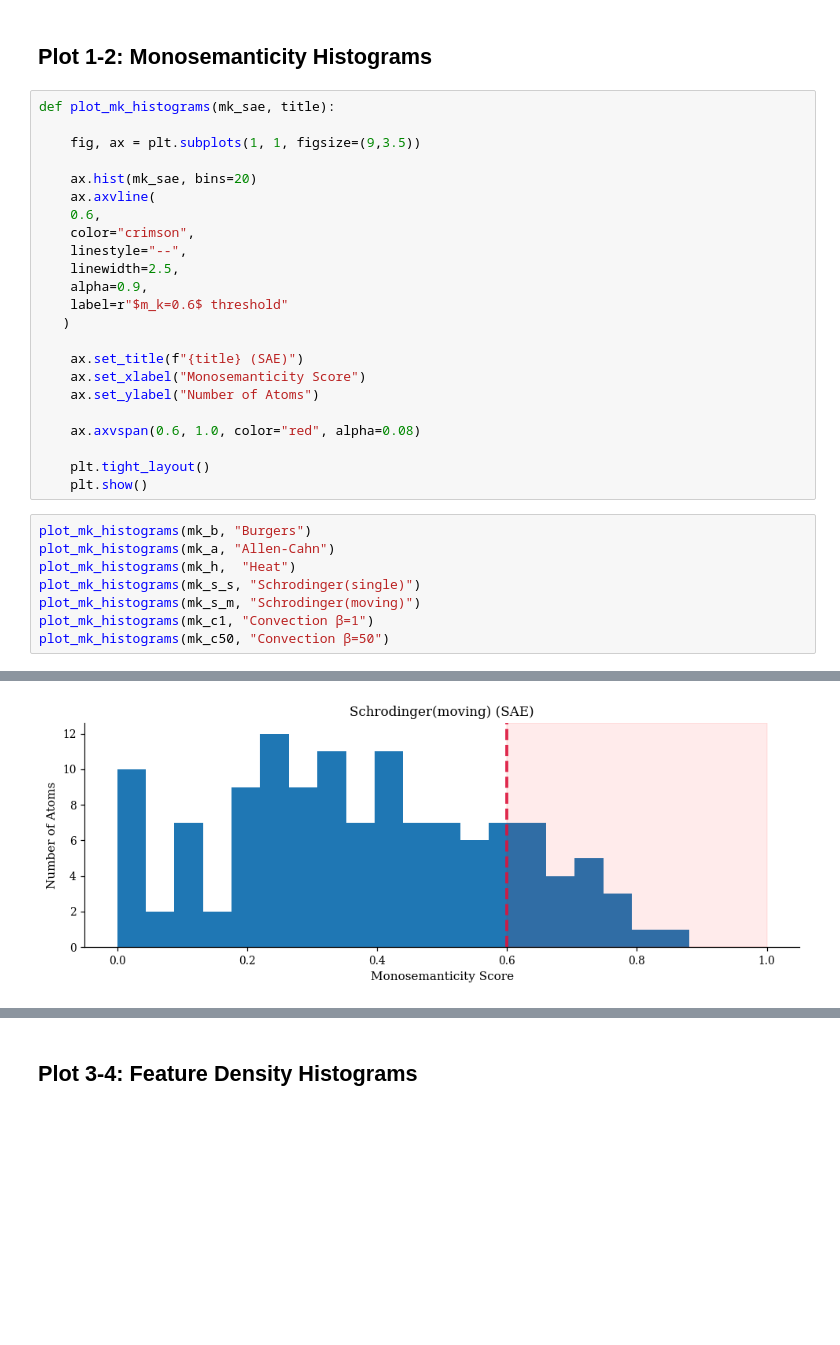
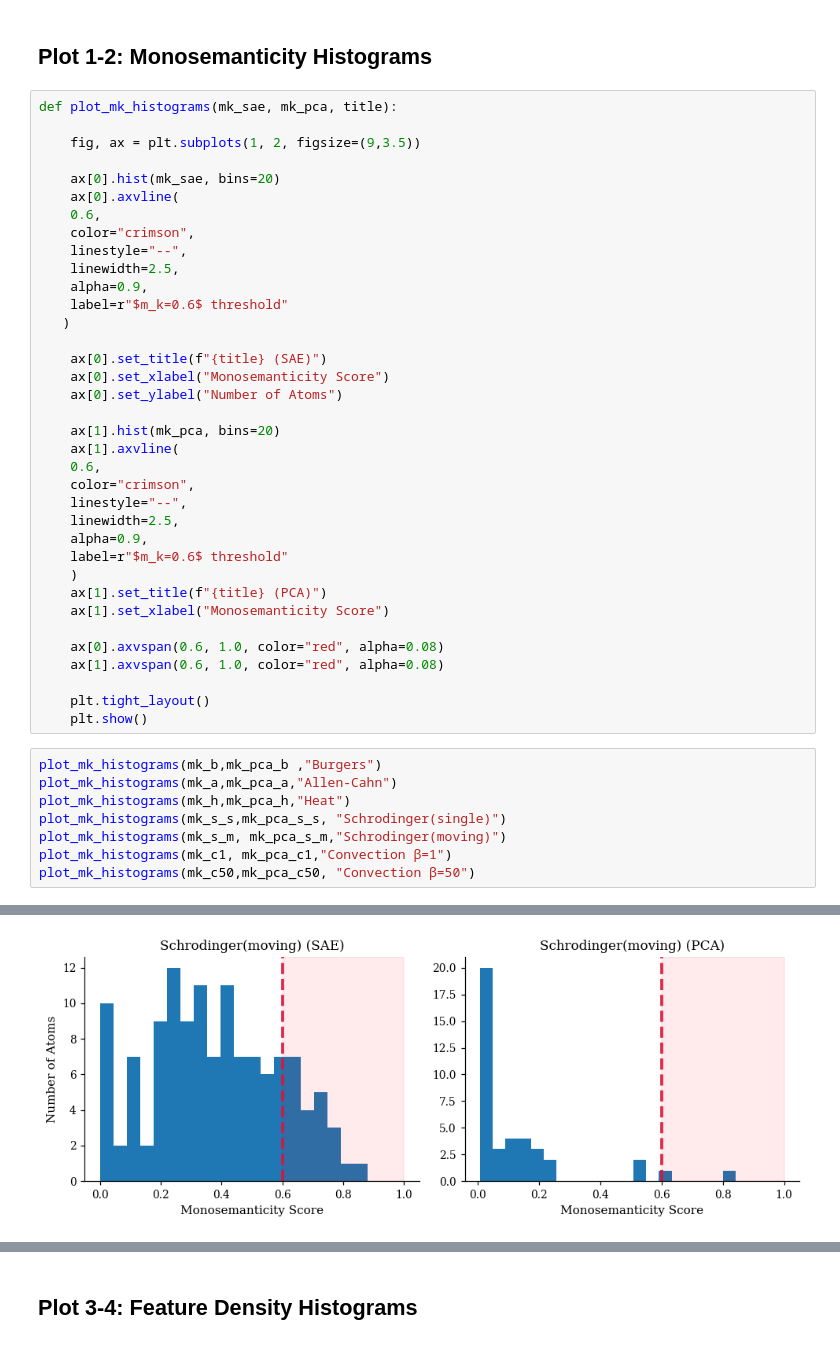
Before and after one commit to NanditaPatil-dotcom/PhysSAE, a Jupyter notebook: PhysSAE_Monosemanticity.ipynb, the cells around one changed output, grey strips where cells are left out. Saved outputs shown, nothing was run; the diff lists cells and outputs as text; blank space fills up the shorter version.

```diff
--- a/PhysSAE_Monosemanticity.ipynb
+++ b/PhysSAE_Monosemanticity.ipynb
@@ -1209,12 +1282,12 @@ Allen-Cahn
 # %% [markdown]
 ## Plot 1-2: Monosemanticity Histograms
 # %%
-def plot_mk_histograms(mk_sae, title):
+def plot_mk_histograms(mk_sae, mk_pca, title):
 
-    fig, ax = plt.subplots(1, 1, figsize=(9,3.5))
+    fig, ax = plt.subplots(1, 2, figsize=(9,3.5))
 
-    ax.hist(mk_sae, bins=20)
-    ax.axvline(
+    ax[0].hist(mk_sae, bins=20)
+    ax[0].axvline(
     0.6,
     color="crimson",
     linestyle="--",
@@ -1223,20 +1296,33 @@ def plot_mk_histograms(mk_sae, title):
     label=r"$m_k=0.6$ threshold"
    )
 
-    ax.set_title(f"{title} (SAE)")
-    ax.set_xlabel("Monosemanticity Score")
-    ax.set_ylabel("Number of Atoms")
+    ax[0].set_title(f"{title} (SAE)")
+    ax[0].set_xlabel("Monosemanticity Score")
+    ax[0].set_ylabel("Number of Atoms")
 
-    ax.axvspan(0.6, 1.0, color="red", alpha=0.08)
+    ax[1].hist(mk_pca, bins=20)
+    ax[1].axvline(
+    0.6,
+    color="crimson",
+    linestyle="--",
+    linewidth=2.5,
+    alpha=0.9,
+    label=r"$m_k=0.6$ threshold"
+    )
+    ax[1].set_title(f"{title} (PCA)")
+    ax[1].set_xlabel("Monosemanticity Score")
+
+    ax[0].axvspan(0.6, 1.0, color="red", alpha=0.08)
+    ax[1].axvspan(0.6, 1.0, color="red", alpha=0.08)
 
     plt.tight_layout()
     plt.show()
 # %%
-plot_mk_histograms(mk_b, "Burgers")
-plot_mk_histograms(mk_a, "Allen-Cahn")
-plot_mk_histograms(mk_h,  "Heat")
-plot_mk_histograms(mk_s_s, "Schrodinger(single)")
-plot_mk_histograms(mk_s_m, "Schrodinger(moving)")
-plot_mk_histograms(mk_c1, "Convection β=1")
-plot_mk_histograms(mk_c50, "Convection β=50")
+plot_mk_histograms(mk_b,mk_pca_b ,"Burgers")
+plot_mk_histograms(mk_a,mk_pca_a,"Allen-Cahn")
+plot_mk_histograms(mk_h,mk_pca_h,"Heat")
+plot_mk_histograms(mk_s_s,mk_pca_s_s, "Schrodinger(single)")
+plot_mk_histograms(mk_s_m, mk_pca_s_m,"Schrodinger(moving)")
+plot_mk_histograms(mk_c1, mk_pca_c1,"Convection β=1")
+plot_mk_histograms(mk_c50,mk_pca_c50, "Convection β=50")
 # %% [output]
@@ -1247 +1333 @@ plot_mk_histograms(mk_c50, "Convection β=50")
-[figure, old version]
+[figure, new version]
```
Also changed, not shown: parts of 16 cells of this notebook.
